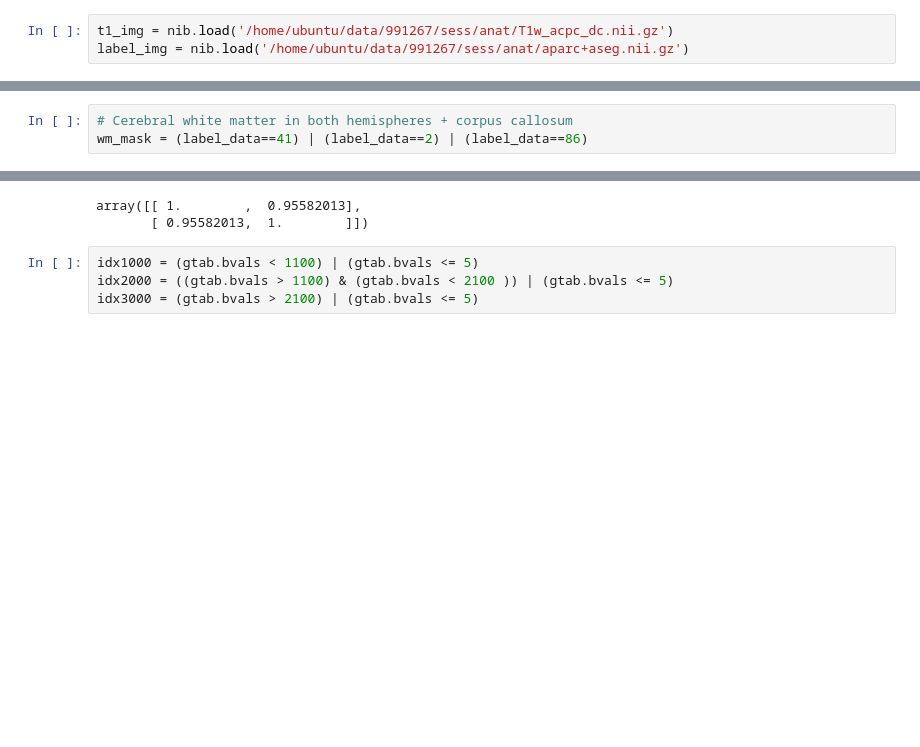
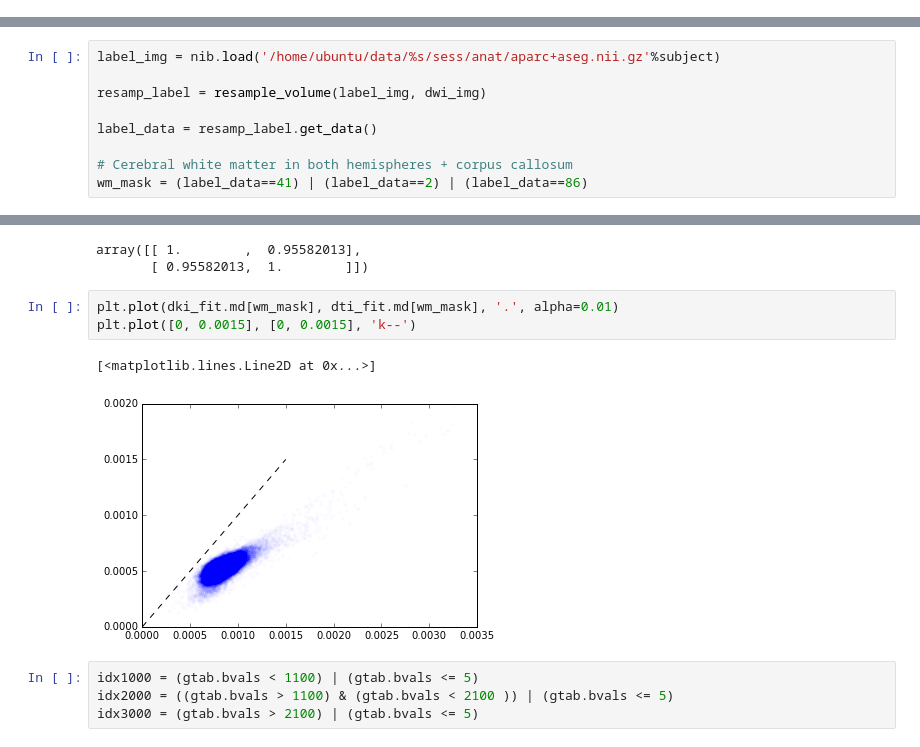
Before and after one commit to arokem/dki-accuracy-reliability, a Jupyter notebook: dki-dti.ipynb, the cells around one changed output, grey strips where cells are left out. Drawn from its saved outputs; the diff is of its cells as text; blank space fills up the shorter version.

```diff
--- a/dki-dti.ipynb
+++ b/dki-dti.ipynb
@@ -23,6 +26,3 @@ gtab = dpg.gradient_table('/home/ubuntu/data/991267/sess/dwi/dwi.bvals',
                           b0_threshold=10)
 # %%
 data = dwi_img.get_data()
-# %%
-t1_img = nib.load('/home/ubuntu/data/991267/sess/anat/T1w_acpc_dc.nii.gz')
-label_img = nib.load('/home/ubuntu/data/991267/sess/anat/aparc+aseg.nii.gz')
@@ -39,4 +29,10 @@ label_data = resamp_label.get_data()
 # %%
+label_img = nib.load('/home/ubuntu/data/%s/sess/anat/aparc+aseg.nii.gz'%subject)
+
+resamp_label = resample_volume(label_img, dwi_img)
+
+label_data = resamp_label.get_data()
+
 # Cerebral white matter in both hemispheres + corpus callosum
 wm_mask = (label_data==41) | (label_data==2) | (label_data==86)
 # %%
@@ -80,6 +86,12 @@ np.corrcoef(dki_fit.fa[wm_mask], dti_fit.fa[wm_mask])
 # %% [output]
 array([[ 1.        ,  0.95582013],
        [ 0.95582013,  1.        ]])
+# %%
+plt.plot(dki_fit.md[wm_mask], dti_fit.md[wm_mask], '.', alpha=0.01)
+plt.plot([0, 0.0015], [0, 0.0015], 'k--')
+# %% [output]
+[<matplotlib.lines.Line2D at 0x...>]
+[figure, added]
 # %%
 idx1000 = (gtab.bvals < 1100) | (gtab.bvals <= 5)
 idx2000 = ((gtab.bvals > 1100) & (gtab.bvals < 2100 )) | (gtab.bvals <= 5)
```
Also changed, not shown: parts of 18 cells of this notebook, 1 other file.
